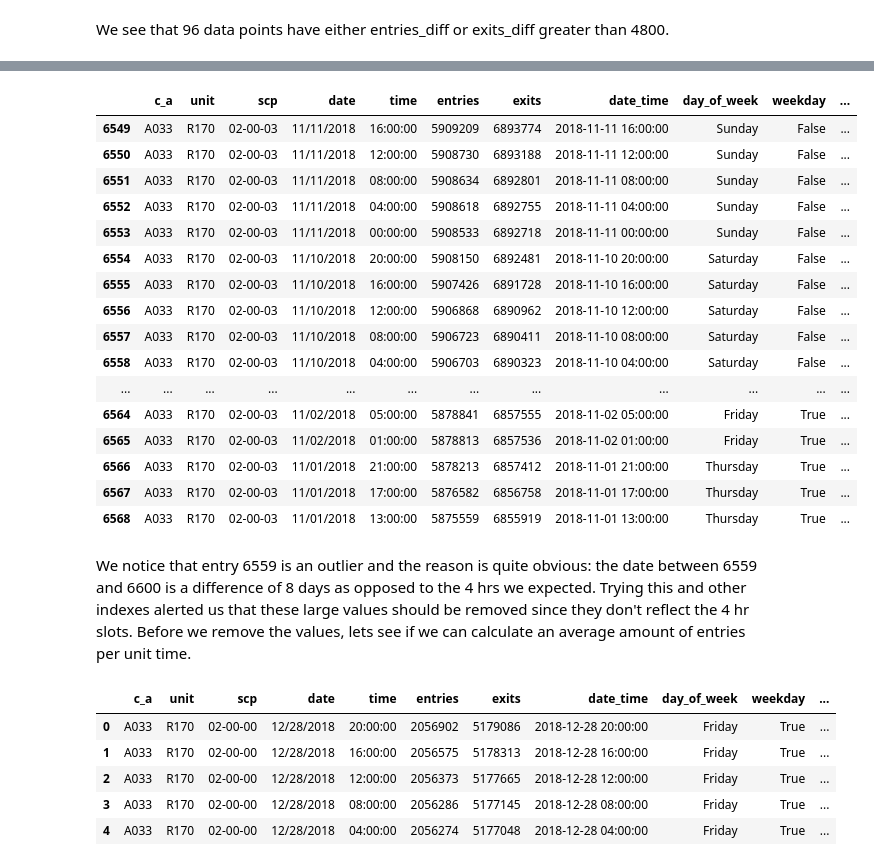
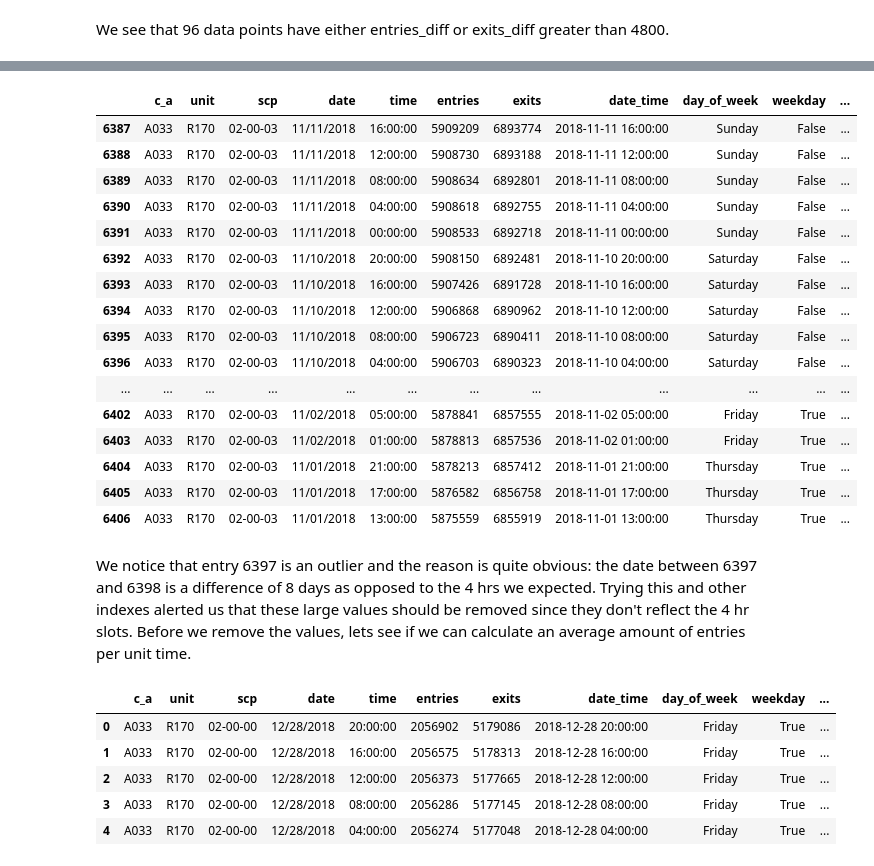
Before and after one commit to MahfuzurRahmanMiah/MTA_Turnstile_Data, a Jupyter notebook: MTA_Turnstile_Data-Copy2.ipynb, the cells around one changed output, grey strips where cells are left out. Saved outputs shown, nothing was run; the diff lists cells and outputs as text; code cells hidden in the pictures.

```diff
--- a/MTA_Turnstile_Data-Copy2.ipynb
+++ b/MTA_Turnstile_Data-Copy2.ipynb
@@ -228,7 +236,8 @@ df_st5.head()
 | 18957 | A033 | R170 | 02-00-00 | 12/28/2018 | 08:00:00 | 2056286 | 5177145 | 2018-12-28 08:00:00 | Friday | True | ... |
 | 9473 | A033 | R170 | 02-00-00 | 12/28/2018 | 04:00:00 | 2056274 | 5177048 | 2018-12-28 04:00:00 | Friday | True | ... |
 # %%
-df5 = df_st5.reset_index(drop=True).copy()
+df5 = df_st5[df_st5.year == 2018].copy()
+df5 = df5.reset_index(drop=True).copy()
 df5.head()
 # %% [output]
 |  | c_a | unit | scp | date | time | entries | exits | date_time | day_of_week | weekday | ... |
@@ -255,9 +264,10 @@ df6.head()
 # We are dropping entries that have entries_diff or exits_diff as
 # less than zero because those occur when turnstiles turnover. NAs are also dropped.
 
-df6.drop(df6[(df6['entries_diff'] < 0)].index, inplace=True)
-df6.drop(df6[(df6['exits_diff'] < 0)].index, inplace=True)
+df6na = df6.dropna().copy()
 
-df7 = df6.dropna()
-print(df7.shape, df6.shape, df5.shape)
+df7 = df6na.copy()
+df7.drop(df7[(df7['entries_diff'] < 0)].index, inplace=True)
+df7.drop(df7[(df7['exits_diff'] < 0)].index, inplace=True)
+print(df7.shape, df6na.shape, df5.shape)
 # %% [output]
@@ -321,30 +331,30 @@ df8[(df8['entries_diff']>4800)].head(10)
 # %%
 # The variable 'iv' stands for index value; it is the index value you
 # want to check to know how the datapoints look around that index (10 above and 10 below)
 # Here we check index 15182
 def quickpeek(iv,df):
     return df[iv-10:iv+10]
 
-quickpeek(6559,df8)
+quickpeek(6397,df8)
 # %% [output]
 |  | c_a | unit | scp | date | time | entries | exits | date_time | day_of_week | weekday | ... |
-| 6549 | A033 | R170 | 02-00-03 | 11/11/2018 | 16:00:00 | 5909209 | 6893774 | 2018-11-11 16:00:00 | Sunday | False | ... |
-| 6550 | A033 | R170 | 02-00-03 | 11/11/2018 | 12:00:00 | 5908730 | 6893188 | 2018-11-11 12:00:00 | Sunday | False | ... |
-| 6551 | A033 | R170 | 02-00-03 | 11/11/2018 | 08:00:00 | 5908634 | 6892801 | 2018-11-11 08:00:00 | Sunday | False | ... |
-| 6552 | A033 | R170 | 02-00-03 | 11/11/2018 | 04:00:00 | 5908618 | 6892755 | 2018-11-11 04:00:00 | Sunday | False | ... |
-| 6553 | A033 | R170 | 02-00-03 | 11/11/2018 | 00:00:00 | 5908533 | 6892718 | 2018-11-11 00:00:00 | Sunday | False | ... |
-| 6554 | A033 | R170 | 02-00-03 | 11/10/2018 | 20:00:00 | 5908150 | 6892481 | 2018-11-10 20:00:00 | Saturday | False | ... |
-| 6555 | A033 | R170 | 02-00-03 | 11/10/2018 | 16:00:00 | 5907426 | 6891728 | 2018-11-10 16:00:00 | Saturday | False | ... |
-| 6556 | A033 | R170 | 02-00-03 | 11/10/2018 | 12:00:00 | 5906868 | 6890962 | 2018-11-10 12:00:00 | Saturday | False | ... |
-| 6557 | A033 | R170 | 02-00-03 | 11/10/2018 | 08:00:00 | 5906723 | 6890411 | 2018-11-10 08:00:00 | Saturday | False | ... |
-| 6558 | A033 | R170 | 02-00-03 | 11/10/2018 | 04:00:00 | 5906703 | 6890323 | 2018-11-10 04:00:00 | Saturday | False | ... |
+| 6387 | A033 | R170 | 02-00-03 | 11/11/2018 | 16:00:00 | 5909209 | 6893774 | 2018-11-11 16:00:00 | Sunday | False | ... |
+| 6388 | A033 | R170 | 02-00-03 | 11/11/2018 | 12:00:00 | 5908730 | 6893188 | 2018-11-11 12:00:00 | Sunday | False | ... |
+| 6389 | A033 | R170 | 02-00-03 | 11/11/2018 | 08:00:00 | 5908634 | 6892801 | 2018-11-11 08:00:00 | Sunday | False | ... |
+| 6390 | A033 | R170 | 02-00-03 | 11/11/2018 | 04:00:00 | 5908618 | 6892755 | 2018-11-11 04:00:00 | Sunday | False | ... |
+| 6391 | A033 | R170 | 02-00-03 | 11/11/2018 | 00:00:00 | 5908533 | 6892718 | 2018-11-11 00:00:00 | Sunday | False | ... |
+| 6392 | A033 | R170 | 02-00-03 | 11/10/2018 | 20:00:00 | 5908150 | 6892481 | 2018-11-10 20:00:00 | Saturday | False | ... |
+| 6393 | A033 | R170 | 02-00-03 | 11/10/2018 | 16:00:00 | 5907426 | 6891728 | 2018-11-10 16:00:00 | Saturday | False | ... |
+| 6394 | A033 | R170 | 02-00-03 | 11/10/2018 | 12:00:00 | 5906868 | 6890962 | 2018-11-10 12:00:00 | Saturday | False | ... |
+| 6395 | A033 | R170 | 02-00-03 | 11/10/2018 | 08:00:00 | 5906723 | 6890411 | 2018-11-10 08:00:00 | Saturday | False | ... |
+| 6396 | A033 | R170 | 02-00-03 | 11/10/2018 | 04:00:00 | 5906703 | 6890323 | 2018-11-10 04:00:00 | Saturday | False | ... |
 | ... | ... | ... | ... | ... | ... | ... | ... | ... | ... | ... | ... |
-| 6564 | A033 | R170 | 02-00-03 | 11/02/2018 | 05:00:00 | 5878841 | 6857555 | 2018-11-02 05:00:00 | Friday | True | ... |
-| 6565 | A033 | R170 | 02-00-03 | 11/02/2018 | 01:00:00 | 5878813 | 6857536 | 2018-11-02 01:00:00 | Friday | True | ... |
-| 6566 | A033 | R170 | 02-00-03 | 11/01/2018 | 21:00:00 | 5878213 | 6857412 | 2018-11-01 21:00:00 | Thursday | True | ... |
-| 6567 | A033 | R170 | 02-00-03 | 11/01/2018 | 17:00:00 | 5876582 | 6856758 | 2018-11-01 17:00:00 | Thursday | True | ... |
-| 6568 | A033 | R170 | 02-00-03 | 11/01/2018 | 13:00:00 | 5875559 | 6855919 | 2018-11-01 13:00:00 | Thursday | True | ... |
+| 6402 | A033 | R170 | 02-00-03 | 11/02/2018 | 05:00:00 | 5878841 | 6857555 | 2018-11-02 05:00:00 | Friday | True | ... |
+| 6403 | A033 | R170 | 02-00-03 | 11/02/2018 | 01:00:00 | 5878813 | 6857536 | 2018-11-02 01:00:00 | Friday | True | ... |
+| 6404 | A033 | R170 | 02-00-03 | 11/01/2018 | 21:00:00 | 5878213 | 6857412 | 2018-11-01 21:00:00 | Thursday | True | ... |
+| 6405 | A033 | R170 | 02-00-03 | 11/01/2018 | 17:00:00 | 5876582 | 6856758 | 2018-11-01 17:00:00 | Thursday | True | ... |
+| 6406 | A033 | R170 | 02-00-03 | 11/01/2018 | 13:00:00 | 5875559 | 6855919 | 2018-11-01 13:00:00 | Thursday | True | ... |
 # %% [markdown]
-We notice that entry 6559 is an outlier and the reason is quite obvious: the date between 6559 and 6600 is a difference of 8 days as opposed to the 4 hrs we expected. Trying this and other indexes alerted us that these large values should be removed since they don't reflect the 4 hr slots. Before we remove the values, lets see if we can calculate an average amount of entries per unit time.
+We notice that entry 6397 is an outlier and the reason is quite obvious: the date between 6397 and 6398 is a difference of 8 days as opposed to the 4 hrs we expected. Trying this and other indexes alerted us that these large values should be removed since they don't reflect the 4 hr slots. Before we remove the values, lets see if we can calculate an average amount of entries per unit time.
 # %%
 df9 = df8.copy()
```
Also changed, not shown: parts of 61 cells of this notebook.
